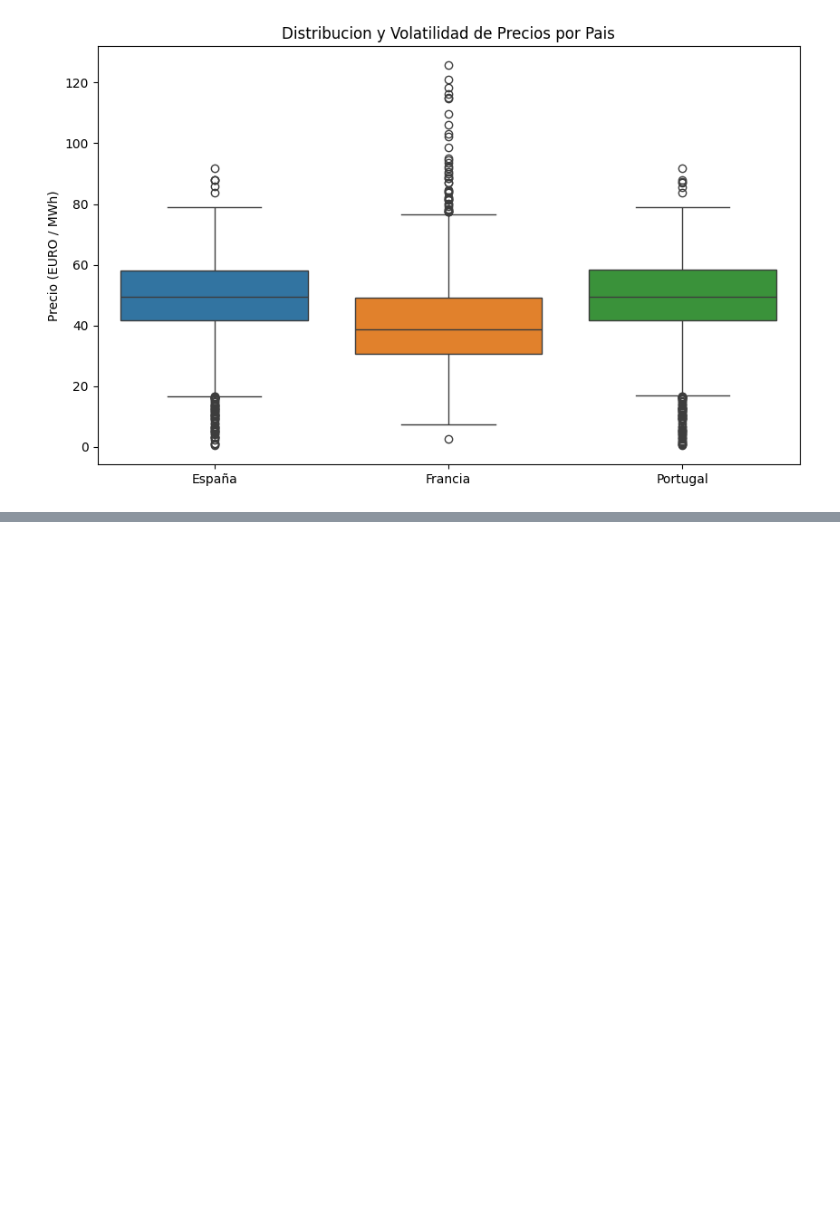
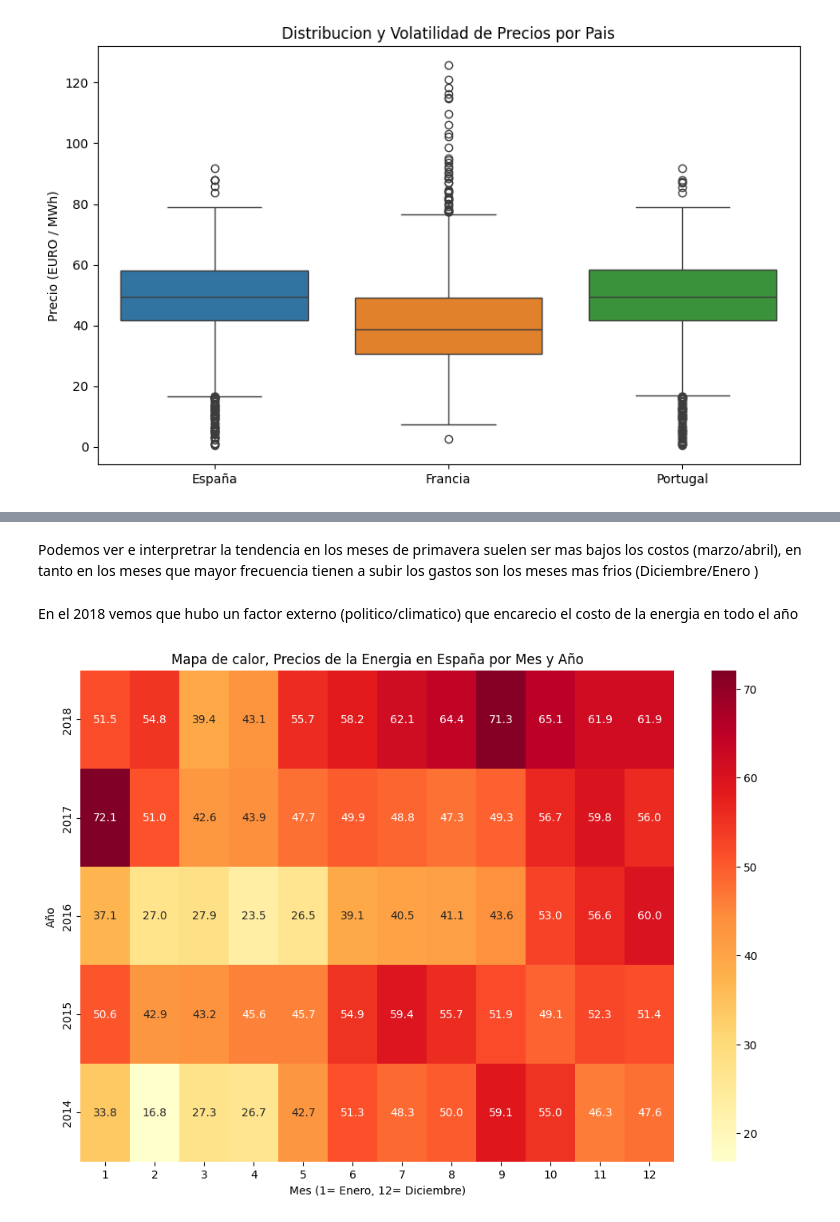
Before and after one commit to espinola-matias/California-Housing-Energy-Analysis, a Jupyter notebook: notebooks/visualizacion_energia.ipynb, the cells around one changed output, grey strips where cells are left out. Cells and saved outputs as stored; diff of their text form; code cells hidden in the pictures; blank space fills up the shorter version.

```diff
--- a/notebooks/visualizacion_energia.ipynb
+++ b/notebooks/visualizacion_energia.ipynb
@@ -49,0 +71,18 @@ plt.show()
+# %%
+df_heatmap_españa = df_mensual.copy()
+df_heatmap_españa['Año'] = df_heatmap_españa.index.year
+df_heatmap_españa['Mes'] = df_heatmap_españa.index.month
+
+df_pivot = df_heatmap_españa.pivot(index='Año', columns= 'Mes', values = 'España')
+# %% [markdown]
+Podemos ver e interpretrar la tendencia en los meses de primavera suelen ser mas bajos los costos (marzo/abril), en tanto en los meses que mayor frecuencia tienen a subir los gastos son los meses mas frios (Diciembre/Enero )
+# %% [markdown]
+En el 2018 vemos que hubo un factor externo (politico/climatico) que encarecio el costo de la energia en todo el año
+# %%
+plt.figure(figsize=(12, 8))
+sns.heatmap(df_pivot.iloc[::-1], annot=True, fmt=".1f", cmap= 'YlOrRd')
+plt.title('Mapa de calor, Precios de la Energia en España por Mes y Año')
+plt.xlabel('Mes (1= Enero, 12= Diciembre)')
+plt.show()
+# %% [output]
+[figure, added]
```
Also changed, not shown: parts of 4 cells of this notebook.
